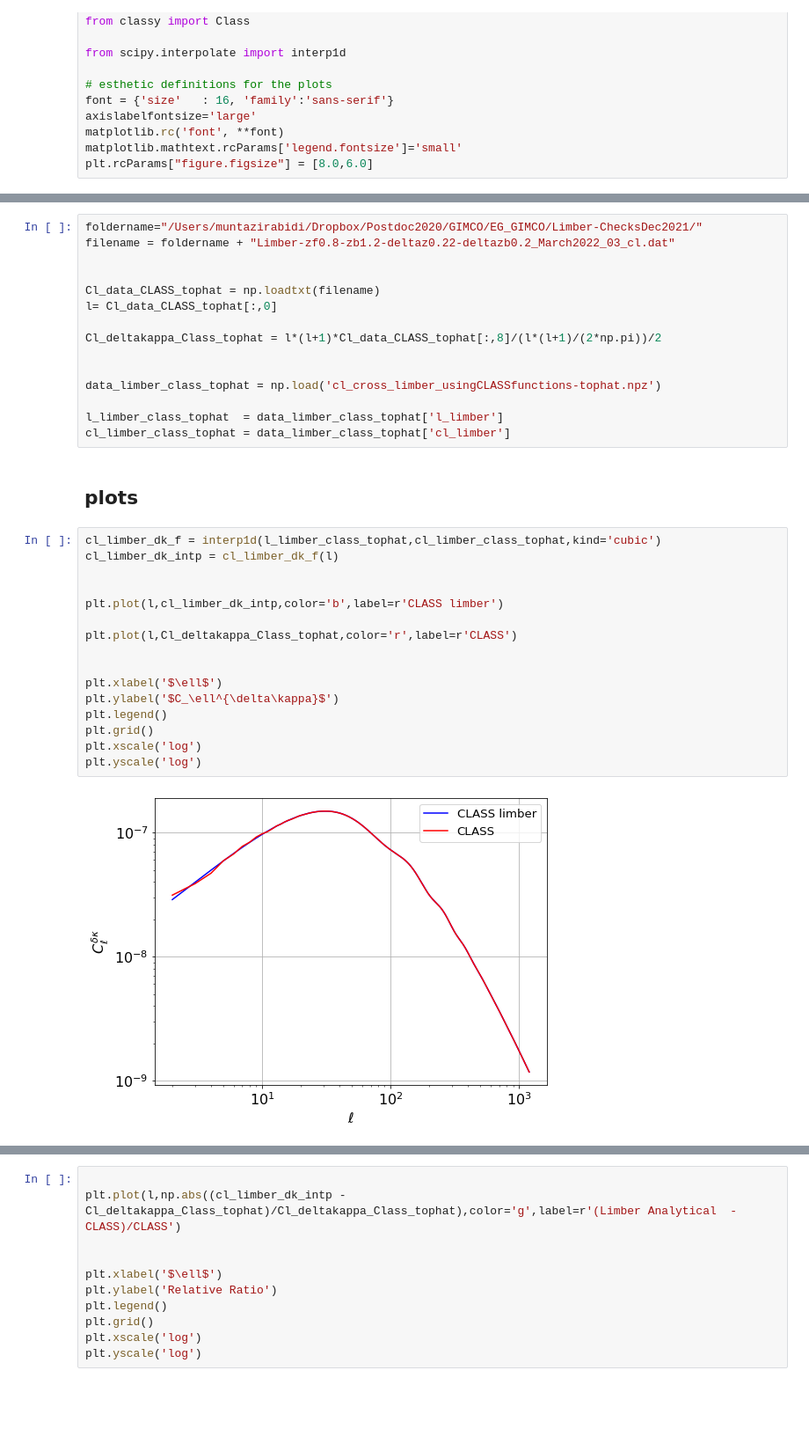
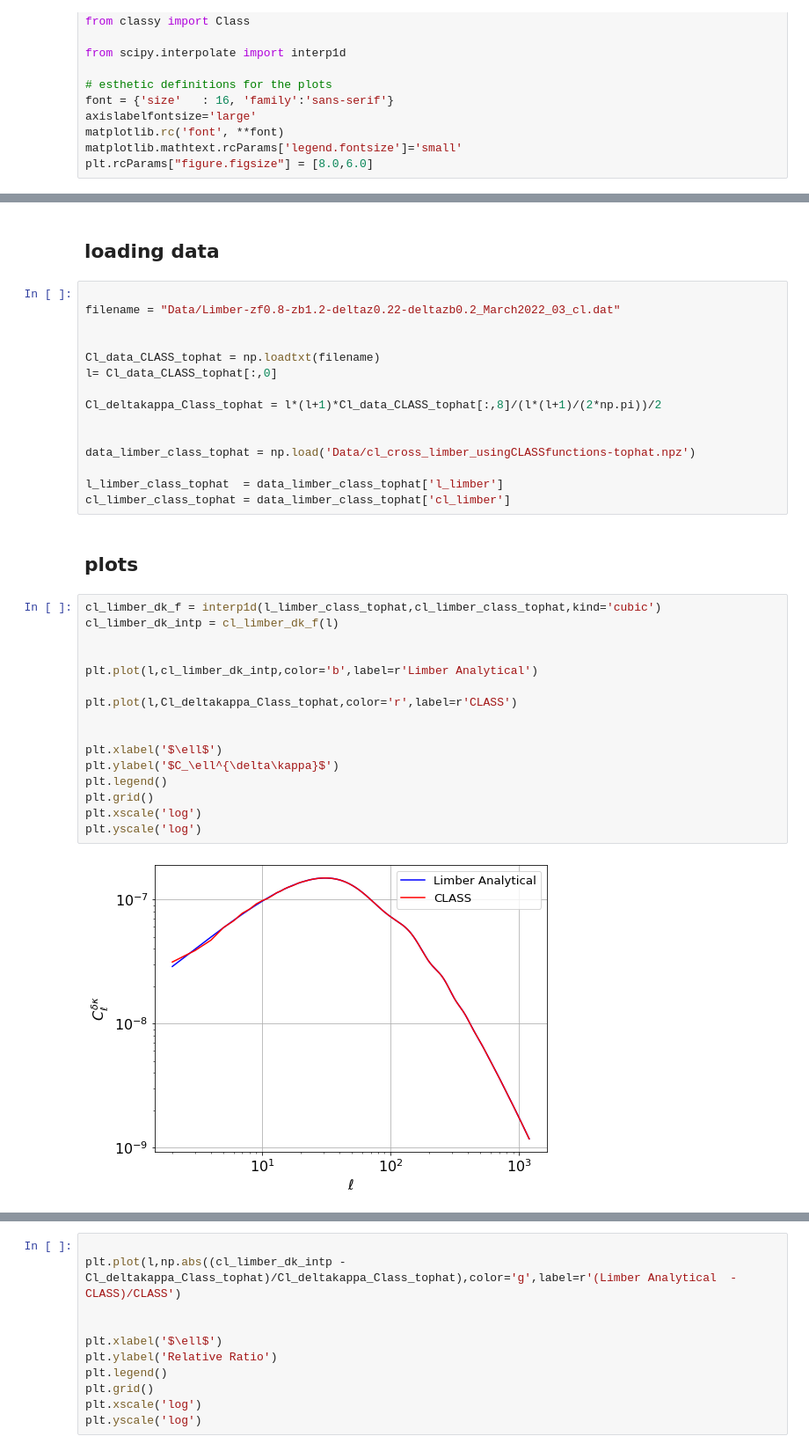
Before and after one commit to muntazirabidi/CLASS_CAMB, a Jupyter notebook: limber_cross_CLASS.ipynb, the cells around one changed output, grey strips where cells are left out. Shown at 88% size. Cells and saved outputs as stored; diff of their text form; blank space fills up the shorter version.

```diff
--- a/limber_cross_CLASS.ipynb
+++ b/limber_cross_CLASS.ipynb
@@ -155,6 +153,8 @@ np.savez_compressed('cl_cross_limber_usingCLASSfunctions-tophat.npz',l_limber=el
+# %% [markdown]
+## loading data
 # %%
-foldername="/Users/muntazirabidi/Dropbox/Postdoc2020/GIMCO/EG_GIMCO/Limber-ChecksDec2021/"
-filename = foldername + "Limber-zf0.8-zb1.2-deltaz0.22-deltazb0.2_March2022_03_cl.dat"
+
+filename = "Data/Limber-zf0.8-zb1.2-deltaz0.22-deltazb0.2_March2022_03_cl.dat"
 
 
 Cl_data_CLASS_tophat = np.loadtxt(filename)
@@ -163,27 +163,27 @@ l= Cl_data_CLASS_tophat[:,0]
 Cl_deltakappa_Class_tophat = l*(l+1)*Cl_data_CLASS_tophat[:,8]/(l*(l+1)/(2*np.pi))/2
 
 
-data_limber_class_tophat = np.load('cl_cross_limber_usingCLASSfunctions-tophat.npz')
+data_limber_class_tophat = np.load('Data/cl_cross_limber_usingCLASSfunctions-tophat.npz')
 
 l_limber_class_tophat  = data_limber_class_tophat['l_limber']
 cl_limber_class_tophat = data_limber_class_tophat['cl_limber']
-# %% [markdown]
-## plots
+# %% [markdown]
+## plots
 # %%
 cl_limber_dk_f = interp1d(l_limber_class_tophat,cl_limber_class_tophat,kind='cubic')
 cl_limber_dk_intp = cl_limber_dk_f(l)
 
 
-plt.plot(l,cl_limber_dk_intp,color='b',label=r'CLASS limber')
+plt.plot(l,cl_limber_dk_intp,color='b',label=r'Limber Analytical')
 
 plt.plot(l,Cl_deltakappa_Class_tophat,color='r',label=r'CLASS')
 
 
 plt.xlabel('$\ell$')
 plt.ylabel('$C_\ell^{\delta\kappa}$')
 plt.legend()
 plt.grid()
 plt.xscale('log')
 plt.yscale('log')
 # %% [output]
-[figure, old version]
+[figure, new version]
```
Also changed, not shown: parts of 11 cells of this notebook.
